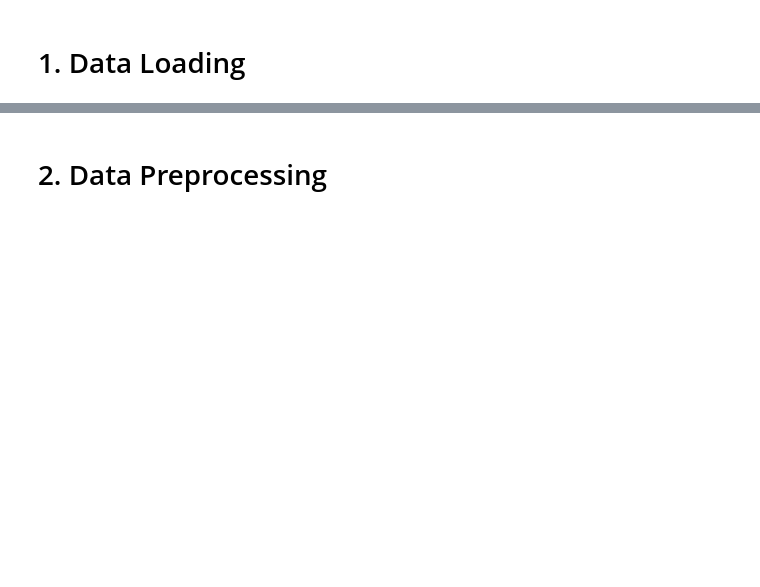
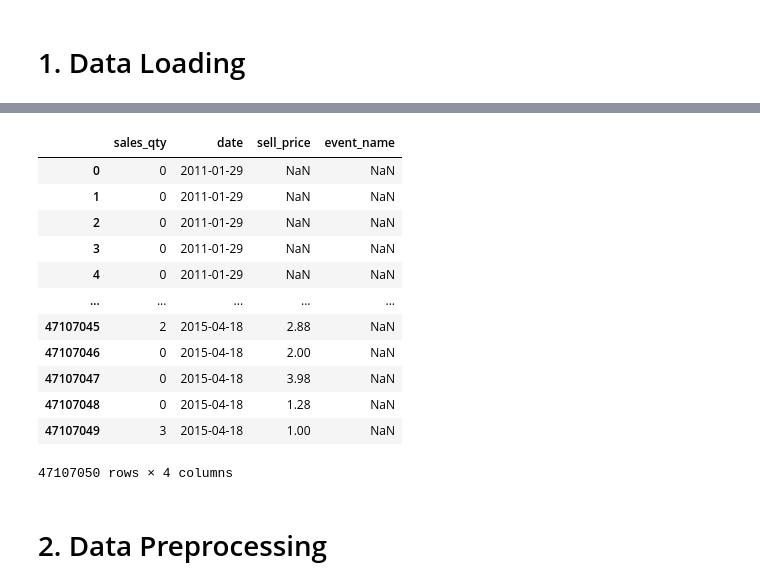
Before and after one commit to anhlevn149/Retailer-Sales-Prediction-and-Forecasting, a Jupyter notebook: notebooks/forecasting.ipynb, the cells around one changed output, grey strips where cells are left out. Drawn from its saved outputs; the diff is of its cells as text; code cells hidden in the pictures; blank space fills up the shorter version.

```diff
--- a/notebooks/forecasting.ipynb
+++ b/notebooks/forecasting.ipynb
@@ -8,0 +24,4 @@ combined_df = pd.read_csv('../data/processed/combined_data.csv')
+# %%
+# Drop columns 'item_id', 'store_id', 'd','wm_yr_wk' from combined_df
+combined_df.drop(['item_id', 'store_id', 'd','wm_yr_wk'], axis=1, inplace=True)
+combined_df
@@ -8,0 +42,4 @@ combined_df = pd.read_csv('../data/processed/combined_data.csv')
+# %%
+# Load calendar_events from ../data/processed
+df_event = pd.read_csv('../data/raw/calendar_events.csv')
+df_event
@@ -8,0 +60,21 @@ combined_df = pd.read_csv('../data/processed/combined_data.csv')
+# %%
+# Drop column event_type
+df_event.drop('event_type', axis=1, inplace=True)
+# %%
+# Merge combined_df and df_event on common column 'date' with left join
+final_df = pd.merge(combined_df, df_event, on='date', how='left')
+final_df
+# %% [output]
+|  | sales_qty | date | sell_price | event_name |
+| 0 | 0 | 2011-01-29 | NaN | NaN |
+| 1 | 0 | 2011-01-29 | NaN | NaN |
+| 2 | 0 | 2011-01-29 | NaN | NaN |
+| 3 | 0 | 2011-01-29 | NaN | NaN |
+| 4 | 0 | 2011-01-29 | NaN | NaN |
+| ... | ... | ... | ... | ... |
+| 47107045 | 2 | 2015-04-18 | 2.88 | NaN |
+| 47107046 | 0 | 2015-04-18 | 2.00 | NaN |
+| 47107047 | 0 | 2015-04-18 | 3.98 | NaN |
+| 47107048 | 0 | 2015-04-18 | 1.28 | NaN |
+| 47107049 | 3 | 2015-04-18 | 1.00 | NaN |
+47107050 rows × 4 columns
```
Also changed, not shown: parts of 33 cells of this notebook, 4 other files.
